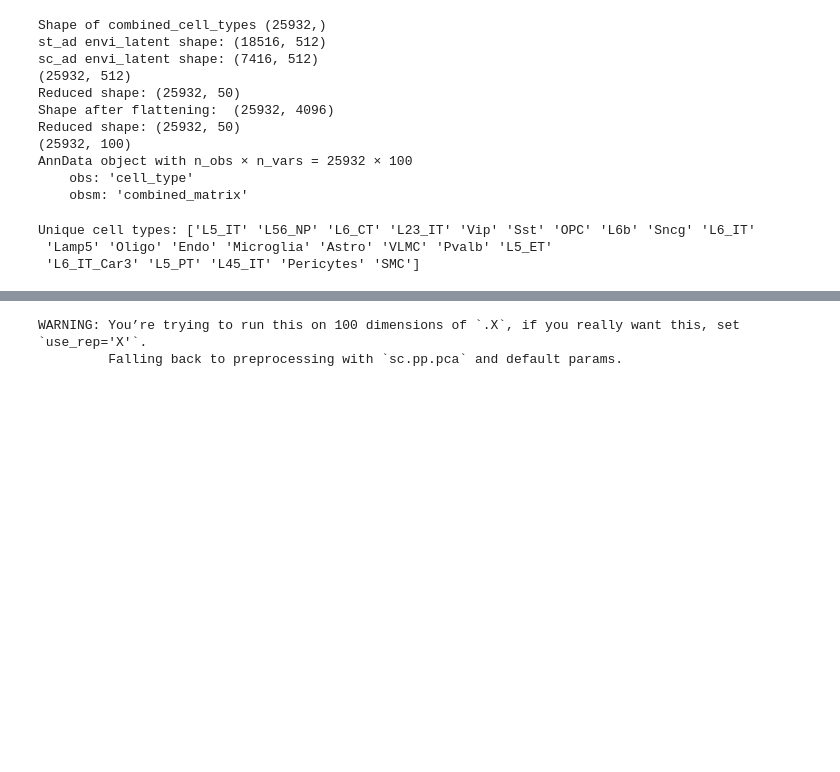
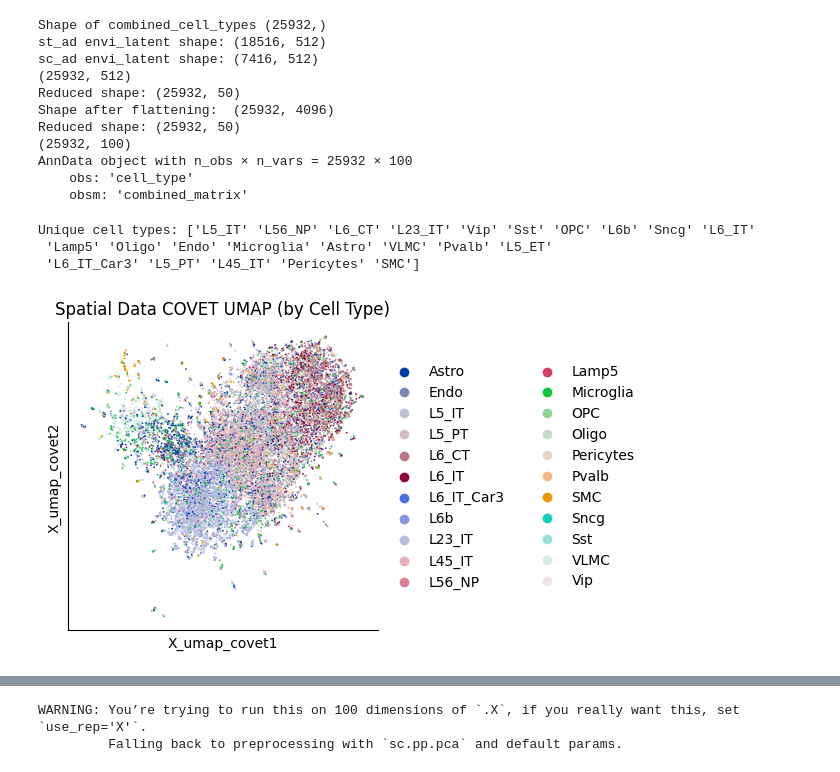
Before and after one commit to anushka-220/Undergraduate-Project, a Jupyter notebook: Approaches/visualizing.ipynb, the cells around one changed output, grey strips where cells are left out. Drawn from its saved outputs; the diff is of its cells as text; code cells hidden in the pictures; blank space fills up the shorter version.

```diff
--- a/Approaches/visualizing.ipynb
+++ b/Approaches/visualizing.ipynb
@@ -65,3 +65,22 @@ print("Unique cell types:", cell_types)
 Unique cell types: ['L5_IT' 'L56_NP' 'L6_CT' 'L23_IT' 'Vip' 'Sst' 'OPC' 'L6b' 'Sncg' 'L6_IT'
  'Lamp5' 'Oligo' 'Endo' 'Microglia' 'Astro' 'VLMC' 'Pvalb' 'L5_ET'
  'L6_IT_Car3' 'L5_PT' 'L45_IT' 'Pericytes' 'SMC']
+# %%
+covet_ad_st = sc.AnnData(X=st_covet_sqrt_flat)
+sc.pp.neighbors(covet_ad_st, use_rep='X')
+sc.tl.umap(covet_ad_st)
+
+# Store the UMAP embedding back into st_ad for spatial plotting
+st_ad.obsm['X_umap_covet'] = covet_ad_st.obsm['X_umap']
+
+# For single-cell RNA data (sc_ad)
+covet_ad_sc = sc.AnnData(X=sc_covet_sqrt_flat)
+sc.pp.neighbors(covet_ad_sc, use_rep='X')
+sc.tl.umap(covet_ad_sc)
+
+# Store the UMAP embedding back into sc_ad
+sc_ad.obsm['X_umap_covet'] = covet_ad_sc.obsm['X_umap']
+# %%
+sc.pl.embedding(st_ad, basis='X_umap_covet', color='cell_type', title='Spatial Data COVET UMAP (by Cell Type)')
+# %% [output]
+[figure, added]
```
Also changed, not shown: parts of 6 cells of this notebook, 11 other files.
